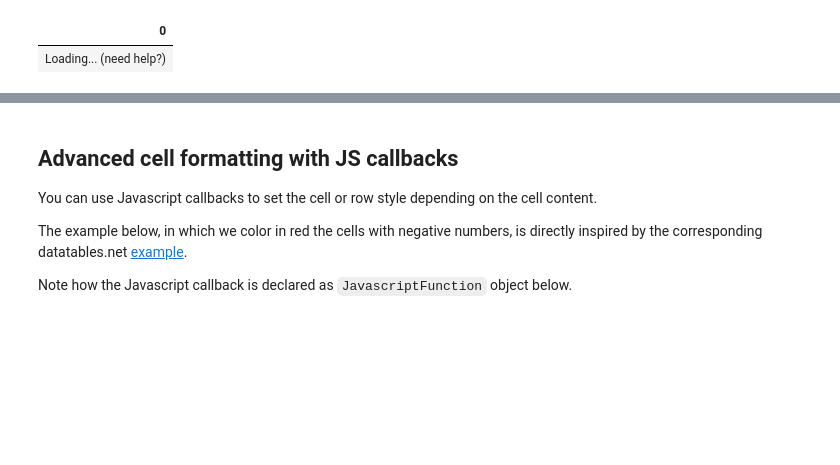
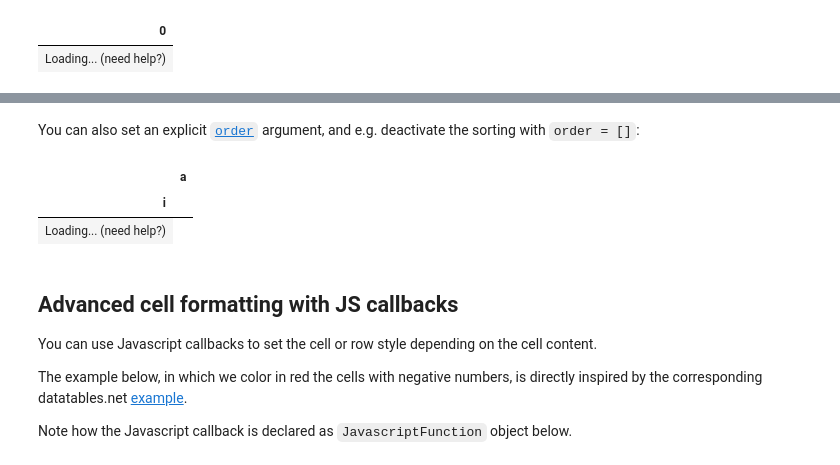
Before and after one commit to winvictorty/itables, a Jupyter notebook: _sources/advanced_parameters.ipynb, the cells around one changed output, grey strips where cells are left out. Saved outputs shown, nothing was run; the diff lists cells and outputs as text; code cells hidden in the pictures; blank space fills up the shorter version.

```diff
--- a/_sources/advanced_parameters.ipynb
+++ b/_sources/advanced_parameters.ipynb
@@ -196,3 +213,12 @@ with pd.option_context("display.float_format", "${:,.2f}".format):
+# %% [markdown]
+You can also set an explicit [`order`](https://datatables.net/reference/option/order) argument, and e.g. deactivate the sorting with `order = []`:
+# %%
+sorted_df = pd.DataFrame({"i": [1, 2], "a": [2, 1]}).set_index(["i"])
+show(sorted_df, order=[], dom="tpr")
+# %% [output]
+|  | a |
+| i |  |
+| Loading... (need help?) |
 # %% [markdown]
 ## Advanced cell formatting with JS callbacks
 
```
Also changed, not shown: parts of 5 cells of this notebook, 11 other files.
